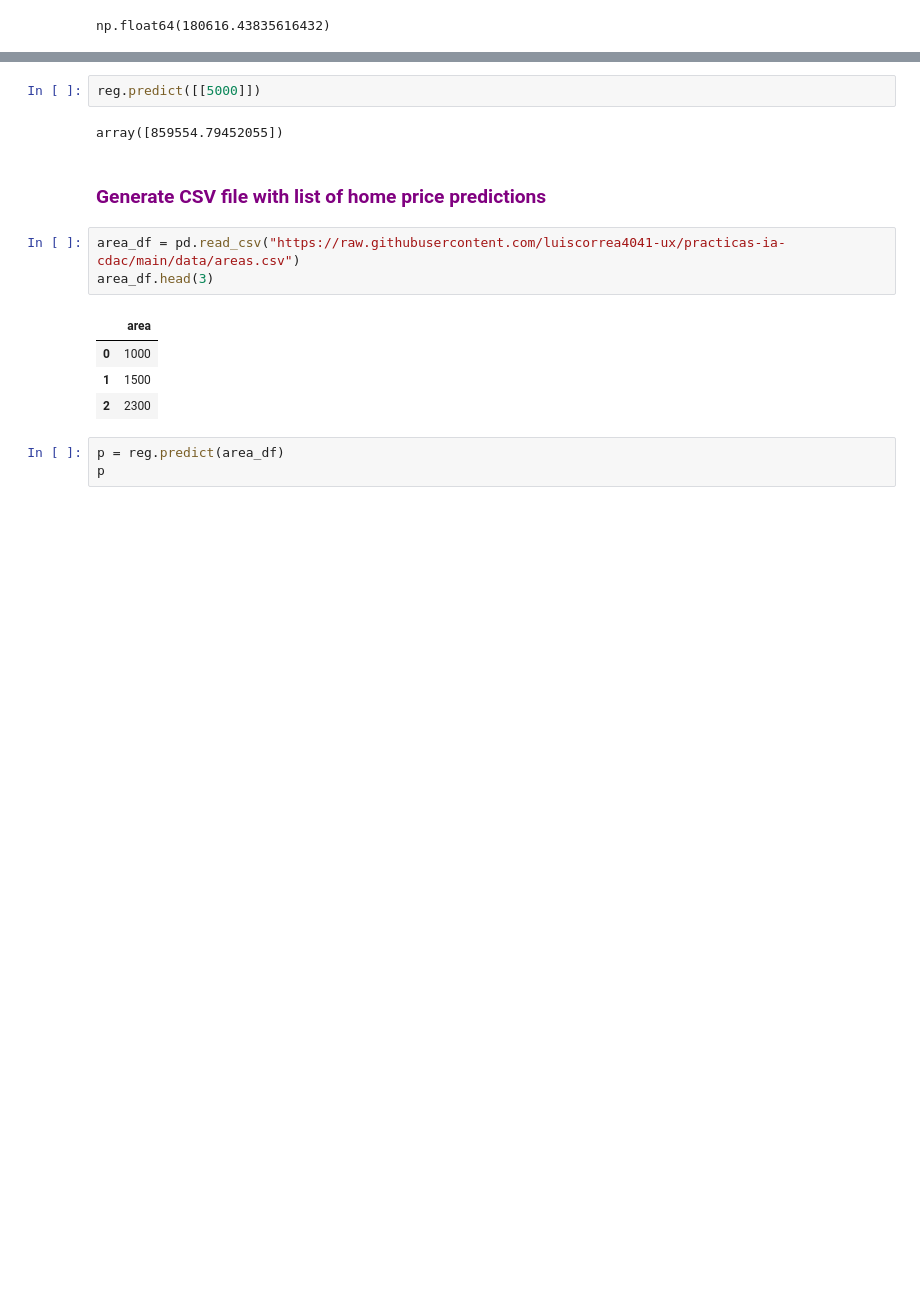
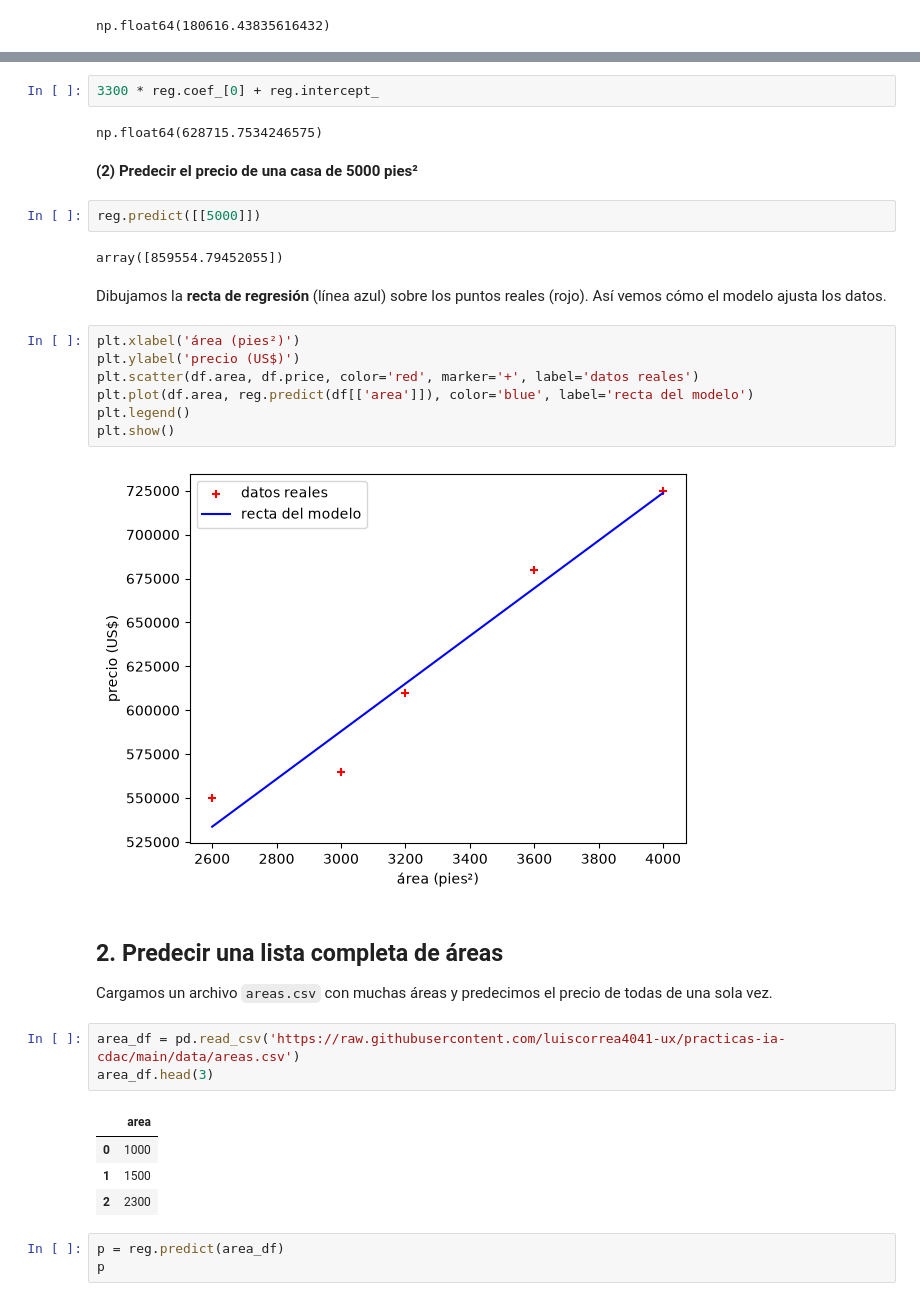
Before and after one commit to luiscorrea4041-ux/practicas-ia-cdac, a Jupyter notebook: 01_Regresion_Lineal.ipynb, the cells around one changed output, grey strips where cells are left out. Drawn from its saved outputs; the diff is of its cells as text; blank space fills up the shorter version.

```diff
--- a/01_Regresion_Lineal.ipynb
+++ b/01_Regresion_Lineal.ipynb
@@ -81,11 +94,30 @@ np.float64(180616.43835616432)
+# %%
+3300 * reg.coef_[0] + reg.intercept_
+# %% [output]
+np.float64(628715.7534246575)
+# %% [markdown]
+**(2) Predecir el precio de una casa de 5000 pies²**
 # %%
 reg.predict([[5000]])
 # %% [output]
 array([859554.79452055])
-# %% [markdown]
-<h3 style="color:purple">Generate CSV file with list of home price predictions</h3>
+# %% [markdown]
+Dibujamos la **recta de regresión** (línea azul) sobre los puntos reales (rojo). Así vemos cómo el modelo ajusta los datos.
+# %%
+plt.xlabel('área (pies²)')
+plt.ylabel('precio (US$)')
+plt.scatter(df.area, df.price, color='red', marker='+', label='datos reales')
+plt.plot(df.area, reg.predict(df[['area']]), color='blue', label='recta del modelo')
+plt.legend()
+plt.show()
+# %% [output]
+[figure, added]
+# %% [markdown]
+## 2. Predecir una lista completa de áreas
+
+Cargamos un archivo `areas.csv` con muchas áreas y predecimos el precio de todas de una sola vez.
 # %%
-area_df = pd.read_csv("https://raw.githubusercontent.com/luiscorrea4041-ux/practicas-ia-cdac/main/data/areas.csv")
+area_df = pd.read_csv('https://raw.githubusercontent.com/luiscorrea4041-ux/practicas-ia-cdac/main/data/areas.csv')
 area_df.head(3)
 # %% [output]
 |  | area |
```
Also changed, not shown: parts of 41 cells of this notebook, 9 other files.
